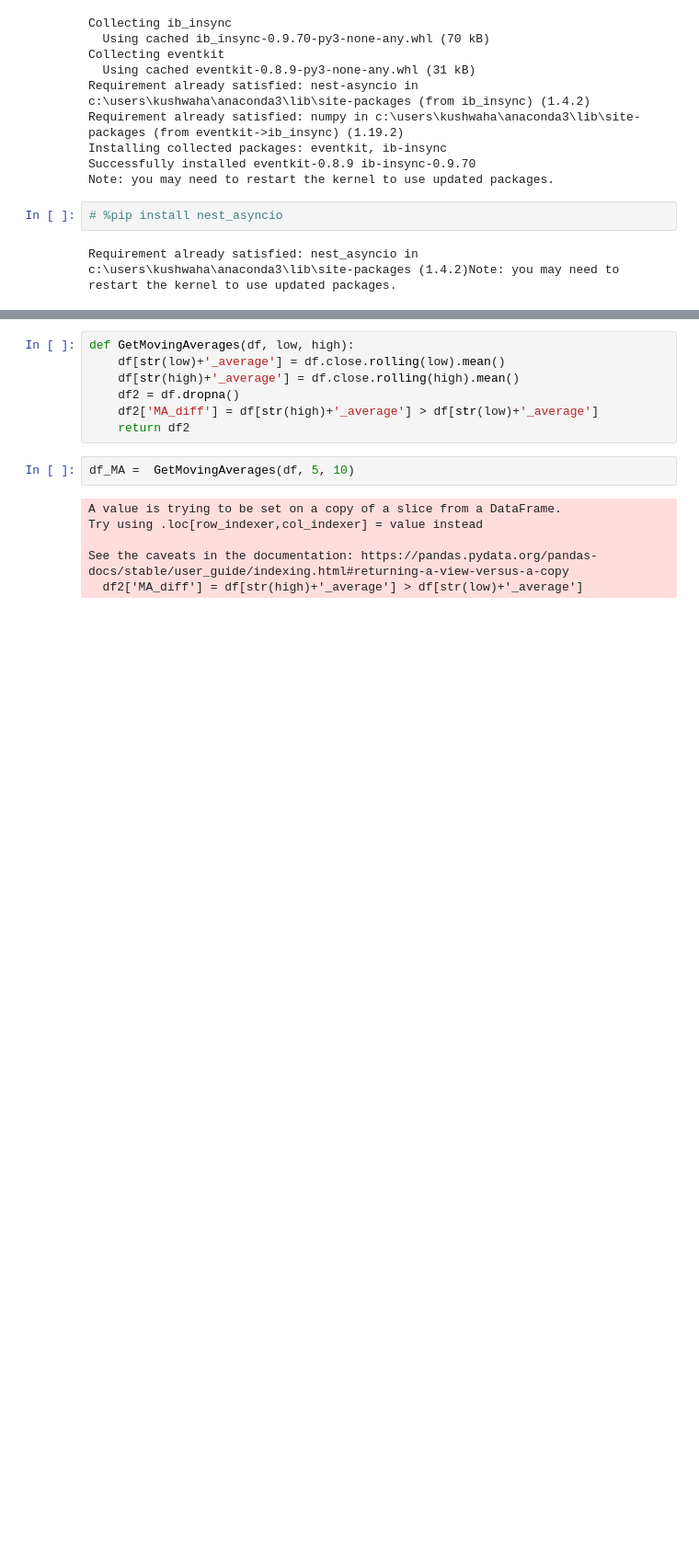
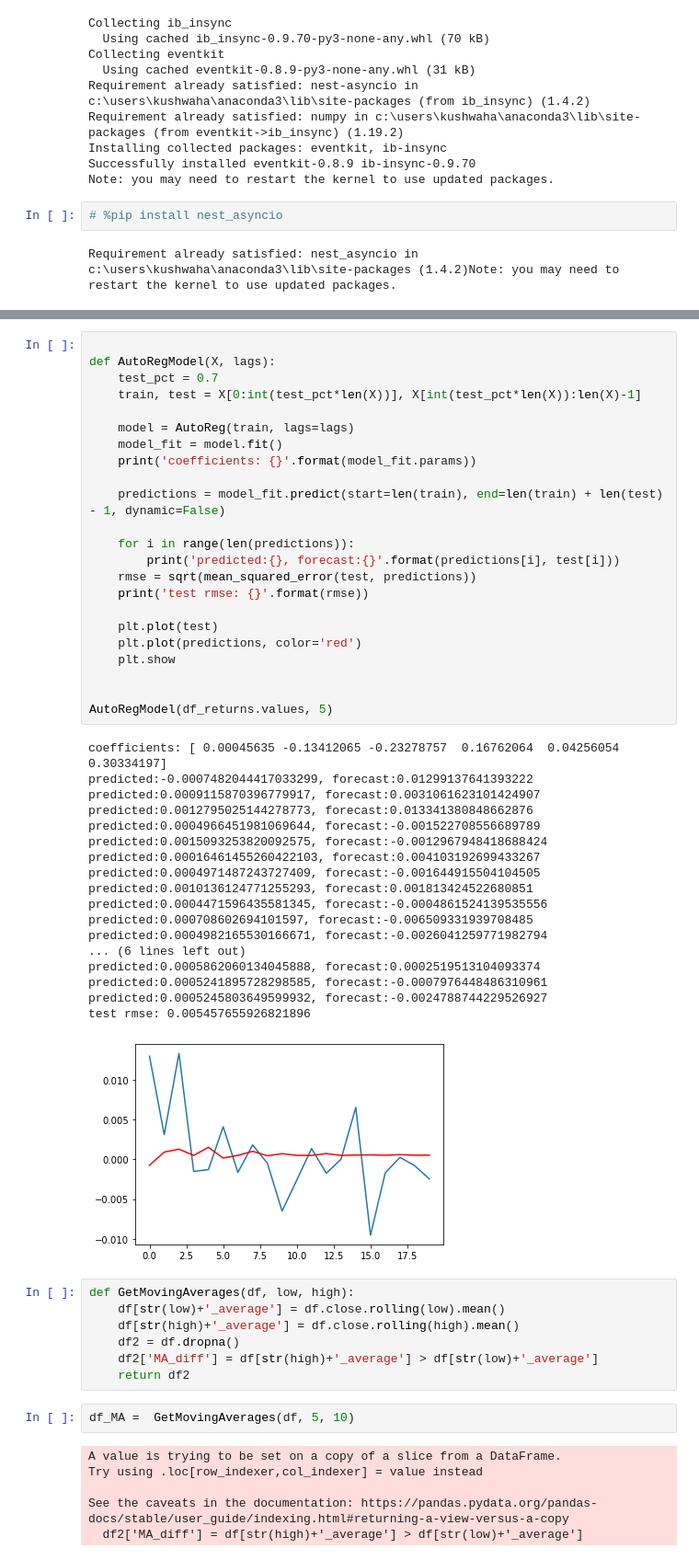
Before and after one commit to SonnyK33/btcalgo, a Jupyter notebook: btc_test.ipynb, the cells around one changed output, grey strips where cells are left out. Shown: that part at 92% size. Cells and saved outputs as stored; diff of their text form; blank space fills up the shorter version.

Commit message:
added AR model

```diff
--- a/btc_test.ipynb
+++ b/btc_test.ipynb
@@ -59,3 +90,45 @@ BarData(date=datetime.datetime(2022, 8, 2, 22, 0), open=22810.125, high=22836.62
+# %%
+
+def AutoRegModel(X, lags):
+    test_pct = 0.7
+    train, test = X[0:int(test_pct*len(X))], X[int(test_pct*len(X)):len(X)-1]
+
+    model = AutoReg(train, lags=lags)
+    model_fit = model.fit()
+    print('coefficients: {}'.format(model_fit.params))
+
+    predictions = model_fit.predict(start=len(train), end=len(train) + len(test) - 1, dynamic=False)
+
+    for i in range(len(predictions)):
+        print('predicted:{}, forecast:{}'.format(predictions[i], test[i]))
+    rmse = sqrt(mean_squared_error(test, predictions))
+    print('test rmse: {}'.format(rmse))
+
+    plt.plot(test)
+    plt.plot(predictions, color='red')
+    plt.show
+
+
+AutoRegModel(df_returns.values, 5)
+# %% [output]
+coefficients: [ 0.00045635 -0.13412065 -0.23278757  0.16762064  0.04256054  0.30334197]
+predicted:-0.0007482044417033299, forecast:0.01299137641393222
+predicted:0.0009115870396779917, forecast:0.0031061623101424907
+predicted:0.0012795025144278773, forecast:0.013341380848662876
+predicted:0.0004966451981069644, forecast:-0.001522708556689789
+predicted:0.0015093253820092575, forecast:-0.0012967948418688424
+predicted:0.00016461455260422103, forecast:0.004103192699433267
+predicted:0.0004971487243727409, forecast:-0.001644915504104505
+predicted:0.0010136124771255293, forecast:0.001813424522680851
+predicted:0.0004471596435581345, forecast:-0.0004861524139535556
+predicted:0.000708602694101597, forecast:-0.006509331939708485
+predicted:0.0004982165530166671, forecast:-0.0026041259771982794
+... (6 lines left out)
+predicted:0.0005862060134045888, forecast:0.0002519513104093374
+predicted:0.0005241895728298585, forecast:-0.0007976448486310961
+predicted:0.0005245803649599932, forecast:-0.0024788744229526927
+test rmse: 0.005457655926821896
+[figure, added]
 # %%
 def GetMovingAverages(df, low, high):
     df[str(low)+'_average'] = df.close.rolling(low).mean()
```
Also changed, not shown: parts of 8 cells of this notebook, 1 other file.
